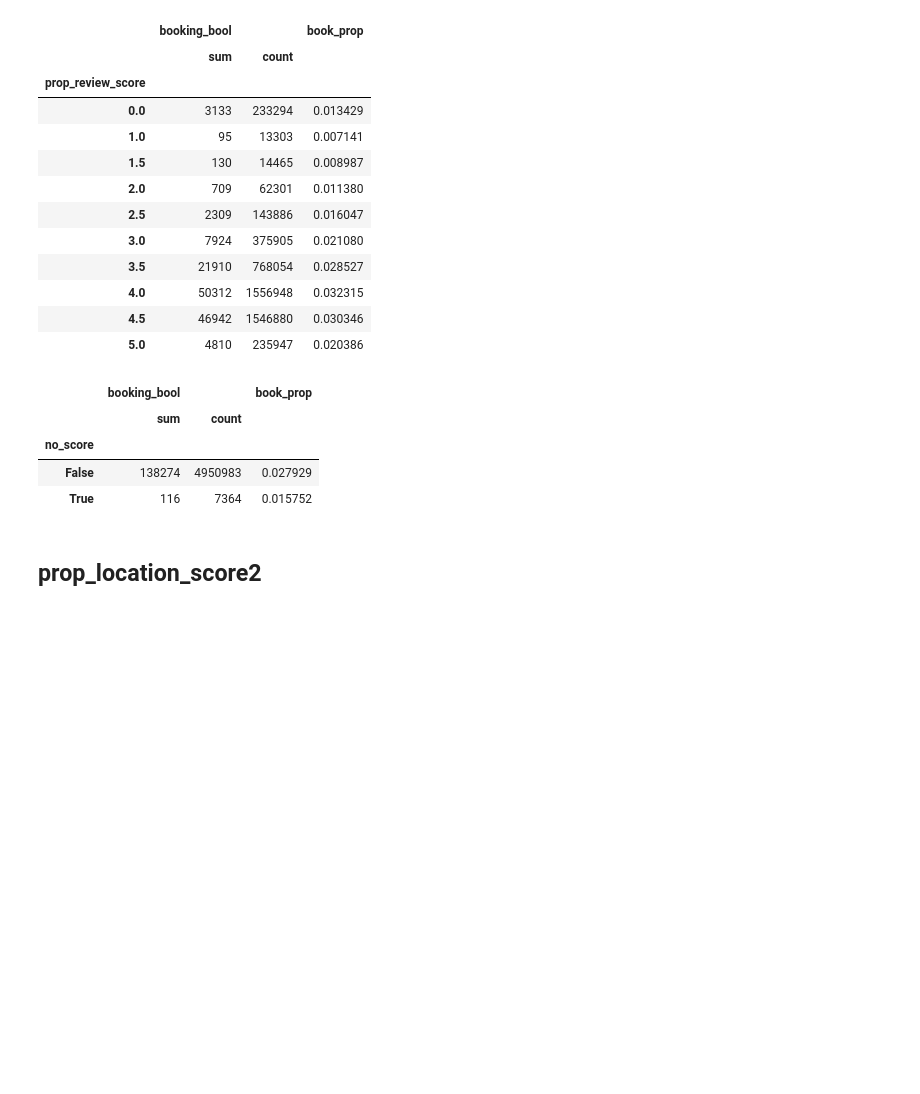
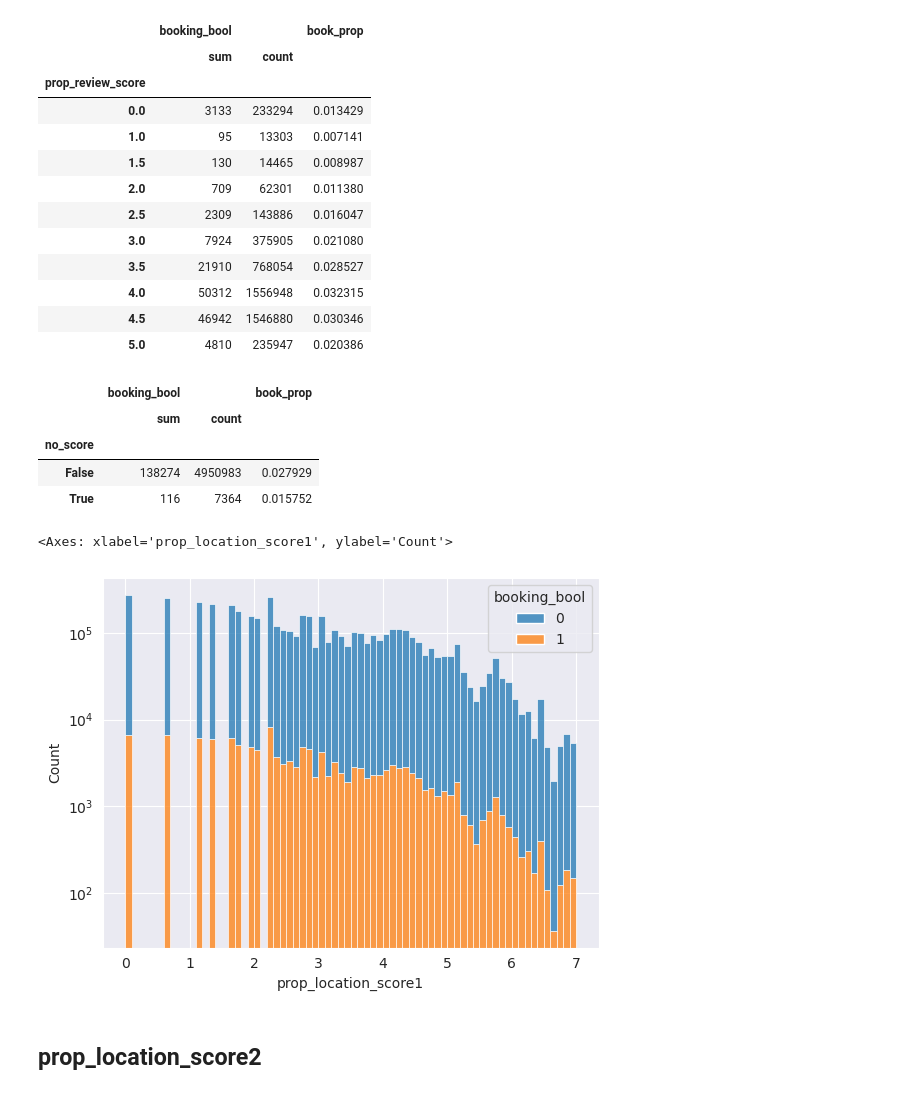
Before and after one commit to chrysapz/Expedia-Hotel-Reccomendation, a Jupyter notebook: robert.ipynb, the cells around one changed output. Drawn from its saved outputs; the diff is of its cells as text; code cells hidden in the pictures; blank space fills up the shorter version.

```diff
--- a/robert.ipynb
+++ b/robert.ipynb
@@ -397,0 +431,3 @@ plt.savefig('test.png')
+# %%
+df['comp_best_discount_rounded'] = (df['comp_best_discount'] / 50).round(1)
+get_booking_prop(df, ['random_bool', 'comp_best_discount_rounded'])
@@ -570,6 +620,11 @@ get_booking_prop(df_tmp, 'no_score')
 # %%
 # For simplicity, we set the missing score to 0, but we could create a separate category, or set it to -1
 # TODO: fill prop_review_score NAs with 0
+# %%
+sns.histplot(df_tmp, x='prop_location_score1', hue='booking_bool', discrete=False, multiple='stack', log_scale=(False, True), binwidth=0.1)
+# %% [output]
+<Axes: xlabel='prop_location_score1', ylabel='Count'>
+[figure, added]
 # %% [markdown]
 ## prop_location_score2
 # %%
```
Also changed, not shown: parts of 43 cells of this notebook, 1 other file.
